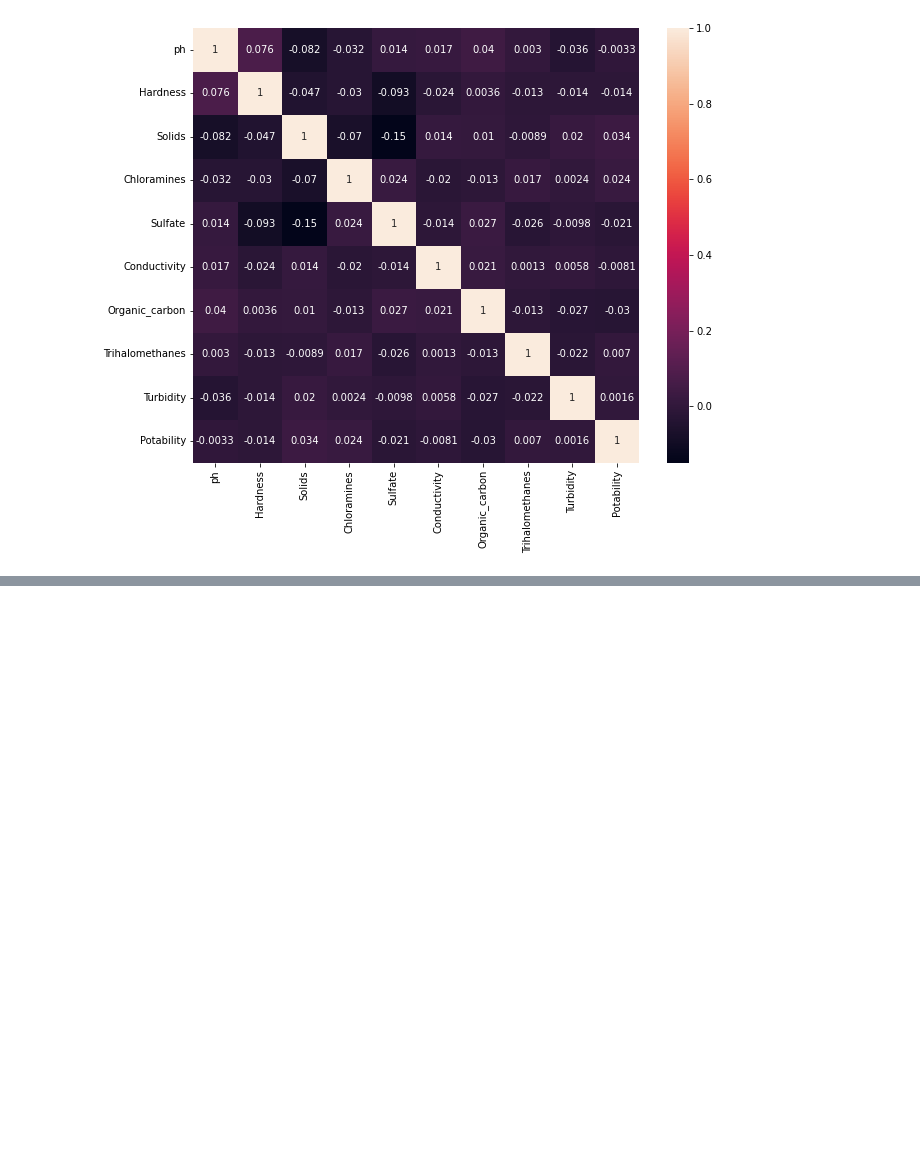
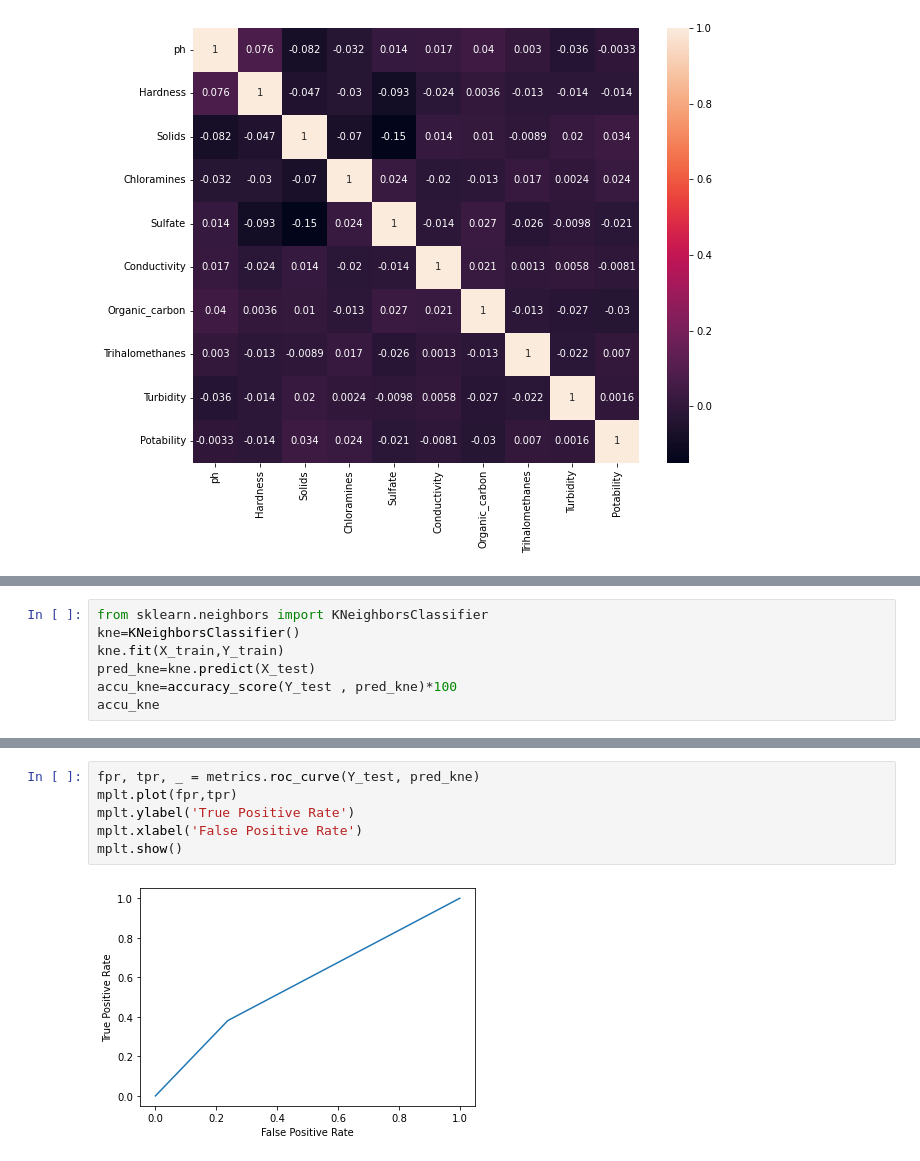
Before and after one commit to thesua7/Water-Potability-Prediction, a Jupyter notebook: Water Quality Prediction.ipynb, the cells around one changed output, grey strips where cells are left out. Saved outputs shown, nothing was run; the diff lists cells and outputs as text; blank space fills up the shorter version.

```diff
--- a/Water Quality Prediction.ipynb
+++ b/Water Quality Prediction.ipynb
@@ -236,0 +366,7 @@ mplt.show()
+# %%
+from sklearn.neighbors import KNeighborsClassifier
+kne=KNeighborsClassifier()
+kne.fit(X_train,Y_train)
+pred_kne=kne.predict(X_test)
+accu_kne=accuracy_score(Y_test , pred_kne)*100
+accu_kne
@@ -236,0 +391,8 @@ mplt.show()
+# %%
+fpr, tpr, _ = metrics.roc_curve(Y_test, pred_kne)
+mplt.plot(fpr,tpr)
+mplt.ylabel('True Positive Rate')
+mplt.xlabel('False Positive Rate')
+mplt.show()
+# %% [output]
+[figure, added]
```
Also changed, not shown: parts of 28 cells of this notebook.
